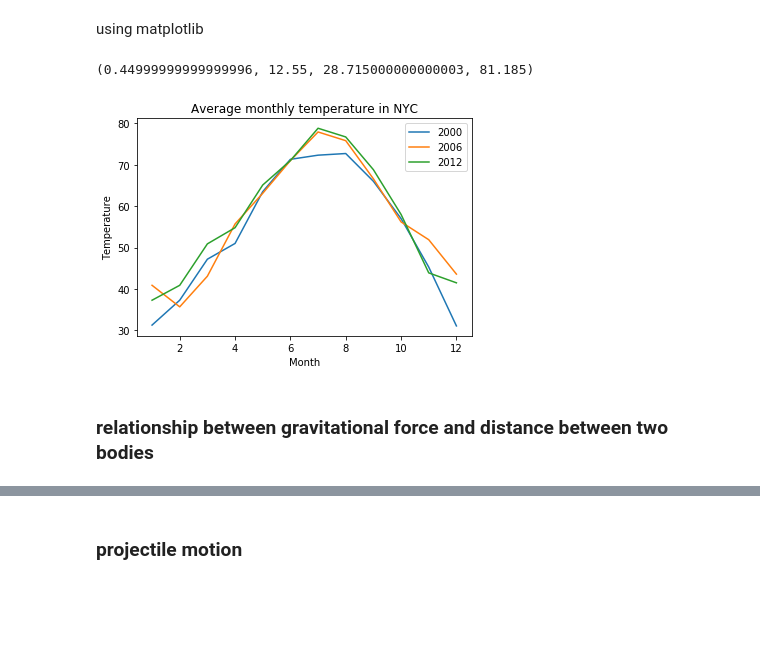
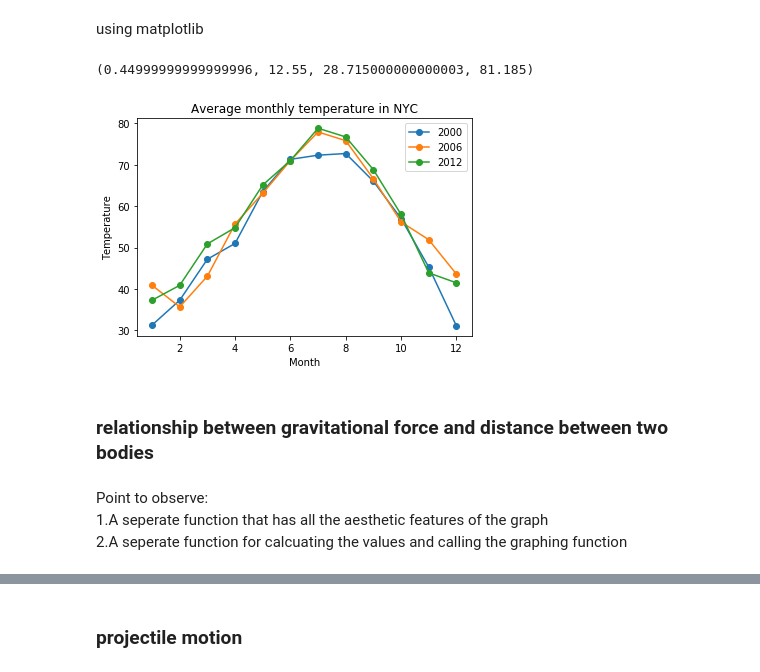
Before and after one commit to rsatwik/PythonPractise, a Jupyter notebook: mathWithPython.ipynb, the cells around one changed output, grey strips where cells are left out. Saved outputs shown, nothing was run; the diff lists cells and outputs as text; code cells hidden in the pictures; blank space fills up the shorter version.

```diff
--- a/mathWithPython.ipynb
+++ b/mathWithPython.ipynb
@@ -434,20 +436,24 @@ using matplotlib
 # %%
 import matplotlib.pyplot as plt
 nyc_temp_2000 = [31.3, 37.3, 47.2, 51.0, 63.5, 71.3, 72.3, 72.7, 66.0, 57.0, 45.3, 31.1]
 nyc_temp_2006 = [40.9, 35.7, 43.1, 55.7, 63.1, 71.0, 77.9, 75.8, 66.6, 56.2, 51.9, 43.6]
 nyc_temp_2012 = [37.3, 40.9, 50.9, 54.8, 65.1, 71.0, 78.8, 76.7, 68.8, 58.0, 43.9, 41.5]
 months=range(1,13)
-plt.plot(months,nyc_temp_2000,months,nyc_temp_2006,months,nyc_temp_2012)
+plt.plot(months,nyc_temp_2000,months,nyc_temp_2006,months,nyc_temp_2012,marker='o')
 plt.title('Average monthly temperature in NYC')
 plt.xlabel('Month')
 plt.ylabel('Temperature')
 plt.legend([2000,2006,2012])
 plt.axis()
 # %% [output]
 (0.44999999999999996, 12.55, 28.715000000000003, 81.185)
-[figure, old version]
+[figure, new version]
 # %% [markdown]
 ### relationship between gravitational force and distance between two bodies
+# %% [markdown]
+Point to observe:
+1.A seperate function that has all the aesthetic features of the graph
+2.A seperate function for calcuating the values and calling the graphing function
 # %%
 import matplotlib.pyplot as plt
 
```
Also changed, not shown: parts of 39 cells of this notebook.
